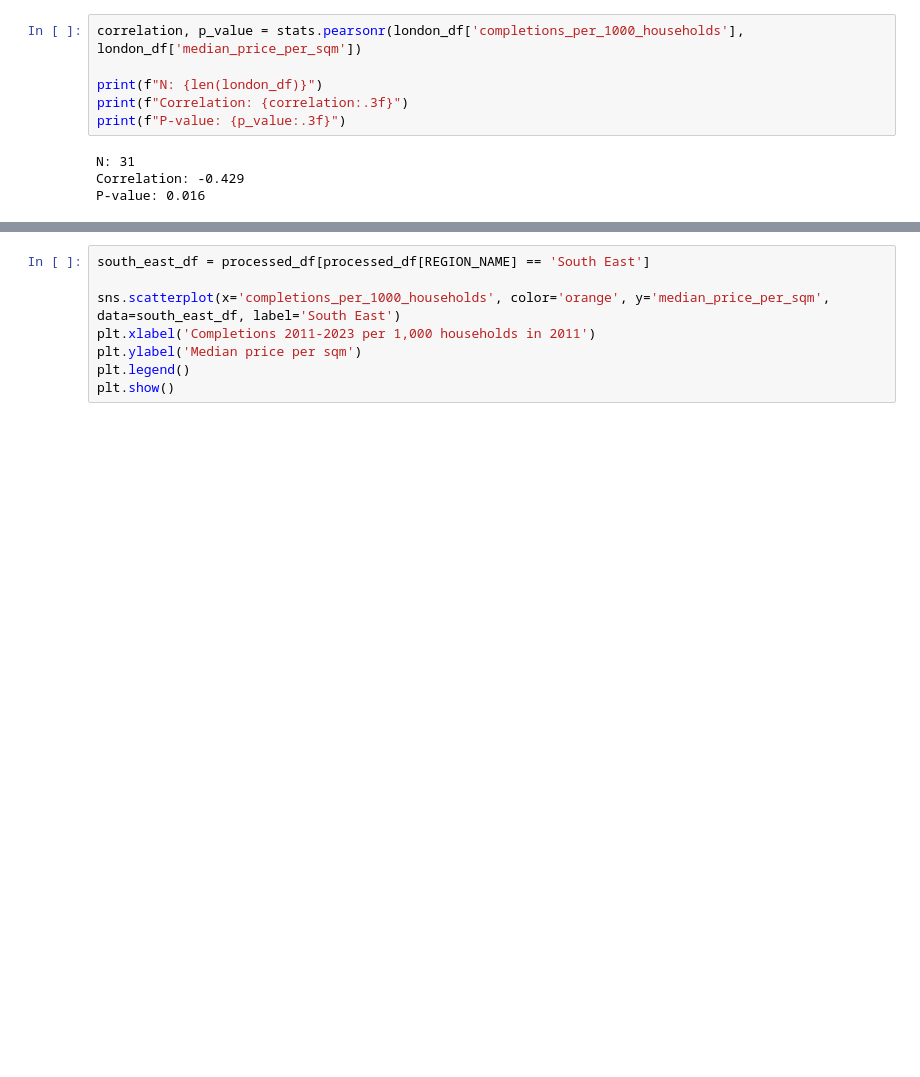
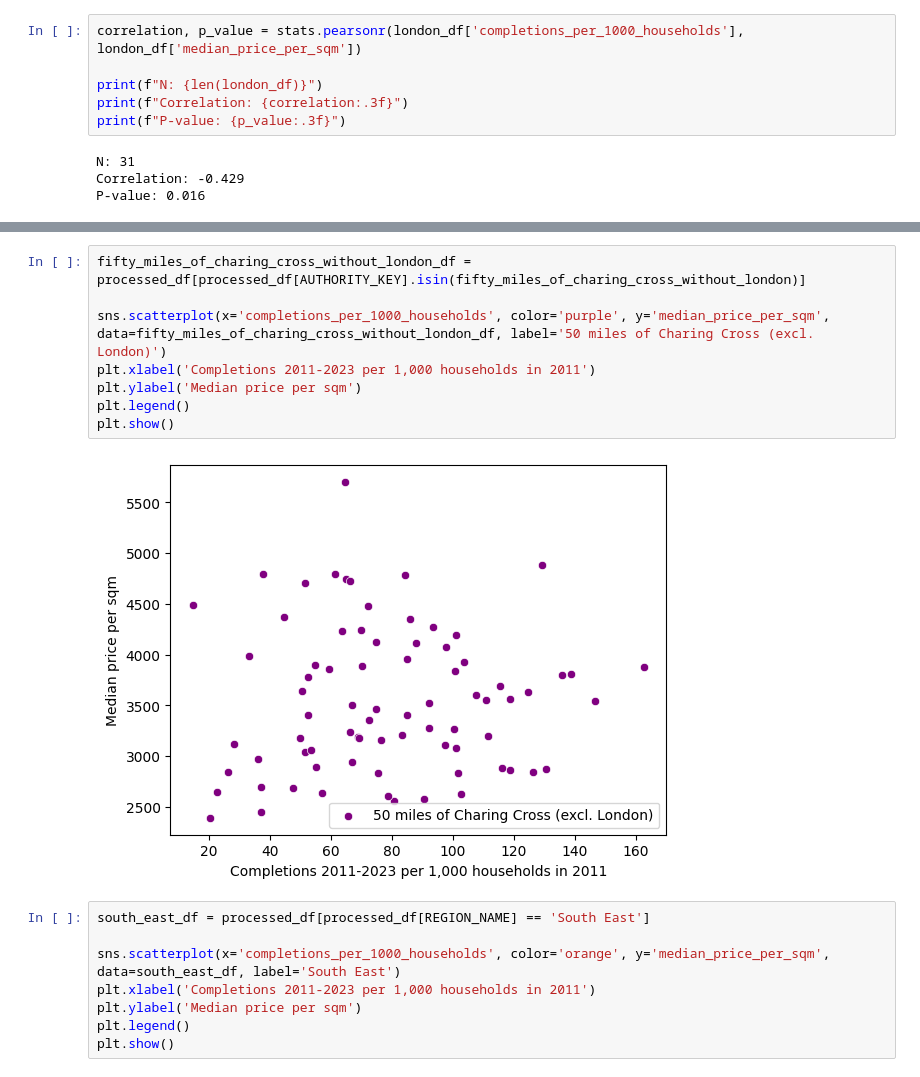
Before and after one commit to jamierumbelow/housing-completions-vs-price-per-square-metre-by-local-authority, a Jupyter notebook: main.ipynb, the cells around one changed output, grey strips where cells are left out. Cells and saved outputs as stored; diff of their text form; blank space fills up the shorter version.

```diff
--- a/main.ipynb
+++ b/main.ipynb
@@ -172,3 +248,13 @@ P-value: 0.016
+# %%
+fifty_miles_of_charing_cross_without_london_df = processed_df[processed_df[AUTHORITY_KEY].isin(fifty_miles_of_charing_cross_without_london)]
+
+sns.scatterplot(x='completions_per_1000_households', color='purple', y='median_price_per_sqm', data=fifty_miles_of_charing_cross_without_london_df, label='50 miles of Charing Cross (excl. London)')
+plt.xlabel('Completions 2011-2023 per 1,000 households in 2011')
+plt.ylabel('Median price per sqm')
+plt.legend()
+plt.show()
+# %% [output]
+[figure, added]
 # %%
 south_east_df = processed_df[processed_df[REGION_NAME] == 'South East']
 
```
Also changed, not shown: parts of 15 cells of this notebook.
